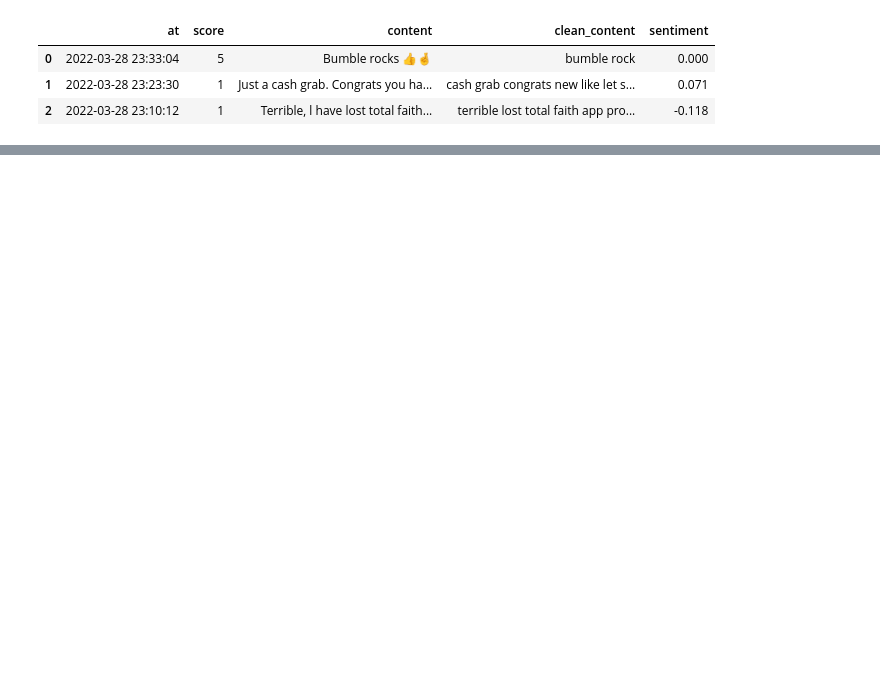
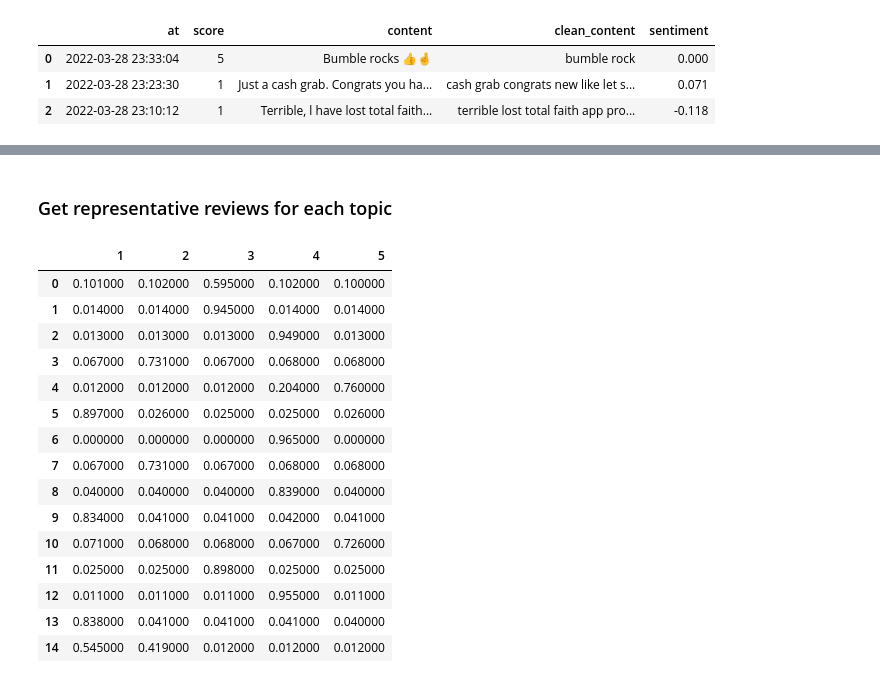
Before and after one commit to brendapalg/swd_model, a Jupyter notebook: models/topic_modeling.ipynb, the cells around one changed output, grey strips where cells are left out. Cells and saved outputs as stored; diff of their text form; code cells hidden in the pictures; blank space fills up the shorter version.

Commit message:
model nb

```diff
--- a/models/topic_modeling.ipynb
+++ b/models/topic_modeling.ipynb
@@ -20,6 +25,6 @@ clean_data.head(3)
 # %%
 # Words to remove
-extra_stopwords = ['app']
+extra_stopwords = ['app', 'bumble', 'account', 'profile', 'swipe', 'people']
 
 # Create Dictionary
 data_words = list(map(lambda x: [w for w in x.split() if w not in extra_stopwords], clean_data['clean_content']))
@@ -29,15 +34,15 @@ id2word = corpora.Dictionary(data_words)
 corpus = [id2word.doc2bow(text) for text in data_words]
 # %%
 # Build LDA model
-num_topics = 5
+num_topics = 6
 lda_model = gensim.models.LdaMulticore(corpus=corpus,
                                        id2word=id2word,
                                        num_topics=num_topics)
 
 # # Save model
-# model_path = "./models/ldaModel_topics-"+str(num_topics)
-# with open(model_path, 'wb') as f:
-#     pickle.dump(lda_model, f)
+model_path = "./ldaModel_topics-"+str(num_topics)
+with open(model_path, 'wb') as f:
+    pickle.dump(lda_model, f)
 # %%
 # Prepare visualization
 
@@ -51,0 +142,46 @@ LDAvis_prepared
+# %% [markdown]
+### Get representative reviews for each topic
+# %%
+# Document - Topic probability matrix
+lda_output = lda_model[corpus]
+df_document_topic = pd.DataFrame(np.zeros((len(clean_data),lda_model.num_topics)))
+df_document_topic.columns = df_document_topic.columns+1
+c = 0
+for o in lda_output:
+    idx = list(map(lambda x: int(topD.loc[topD['old']==x[0]+1,'new']), o))
+    val = list(map(lambda x: round(x[1],3), o))
+    df_document_topic.loc[c,idx] = val
+    c+=1
+# %%
+# Get dominant topic for each document
+dominant_topic = np.argmax(df_document_topic.values, axis=1)
+max_proba = np.max(df_document_topic.values, axis = 1)
+
+# Styling
+def color_green(val):
+    color = 'green' if val > .15 else 'black'
+    return 'color: {col}'.format(col=color)
+
+def make_bold(val):
+    weight = 700 if val > .15 else 400
+    return 'font-weight: {weight}'.format(weight=weight)
+
+# Apply Style
+df_document_topic.head(15).style.applymap(color_green).applymap(make_bold)
+# %% [output]
+|  | 1 | 2 | 3 | 4 | 5 |
+| 0 | 0.101000 | 0.102000 | 0.595000 | 0.102000 | 0.100000 |
+| 1 | 0.014000 | 0.014000 | 0.945000 | 0.014000 | 0.014000 |
+| 2 | 0.013000 | 0.013000 | 0.013000 | 0.949000 | 0.013000 |
+| 3 | 0.067000 | 0.731000 | 0.067000 | 0.068000 | 0.068000 |
+| 4 | 0.012000 | 0.012000 | 0.012000 | 0.204000 | 0.760000 |
+| 5 | 0.897000 | 0.026000 | 0.025000 | 0.025000 | 0.026000 |
+| 6 | 0.000000 | 0.000000 | 0.000000 | 0.965000 | 0.000000 |
+| 7 | 0.067000 | 0.731000 | 0.067000 | 0.068000 | 0.068000 |
+| 8 | 0.040000 | 0.040000 | 0.040000 | 0.839000 | 0.040000 |
+| 9 | 0.834000 | 0.041000 | 0.041000 | 0.042000 | 0.041000 |
+| 10 | 0.071000 | 0.068000 | 0.068000 | 0.067000 | 0.726000 |
+| 11 | 0.025000 | 0.025000 | 0.898000 | 0.025000 | 0.025000 |
+| 12 | 0.011000 | 0.011000 | 0.011000 | 0.955000 | 0.011000 |
+| 13 | 0.838000 | 0.041000 | 0.041000 | 0.041000 | 0.040000 |
+| 14 | 0.545000 | 0.419000 | 0.012000 | 0.012000 | 0.012000 |
```
Also changed, not shown: parts of 12 cells of this notebook.
